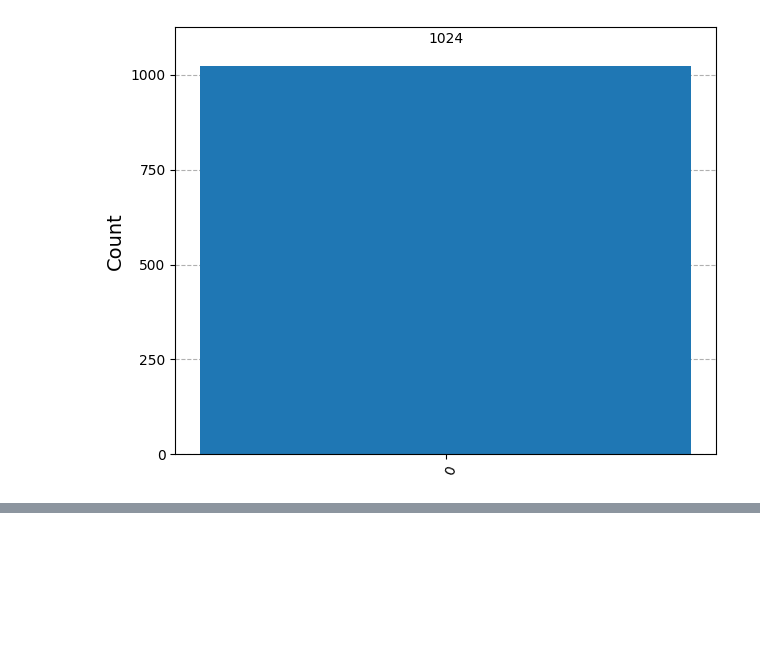
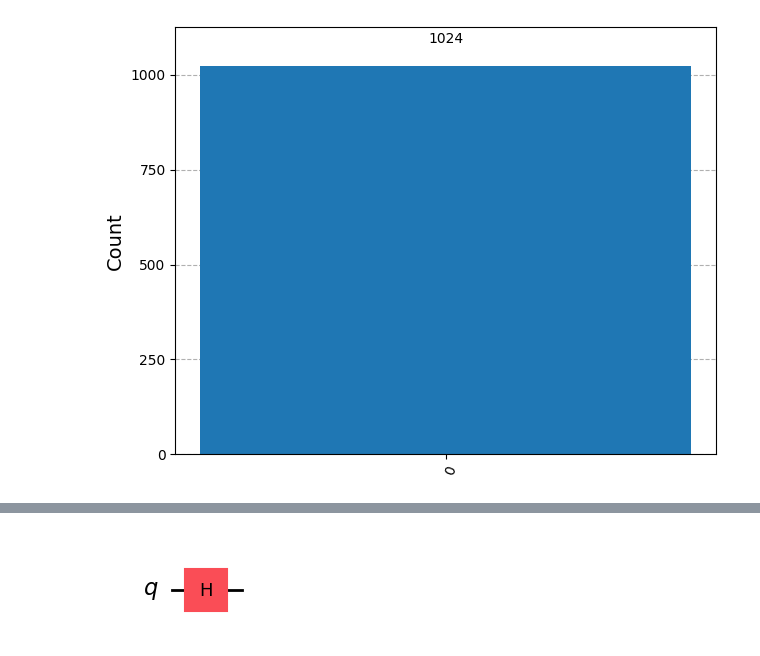
Before and after one commit to ram-polisetti/qiskit, a Jupyter notebook: Fundamentals.ipynb, the cells around one changed output, grey strips where cells are left out. Cells and saved outputs as stored; diff of their text form; code cells hidden in the pictures; blank space fills up the shorter version.

```diff
--- a/Fundamentals.ipynb
+++ b/Fundamentals.ipynb
@@ -609,0 +610,6 @@ plot_histogram(counts)
+# %%
+qc_plus = QuantumCircuit(1)
+qc_plus.h(0)
+qc_plus.draw(output='mpl')
+# %% [output]
+[figure, added]
```
Also changed, not shown: parts of 13 cells of this notebook.
